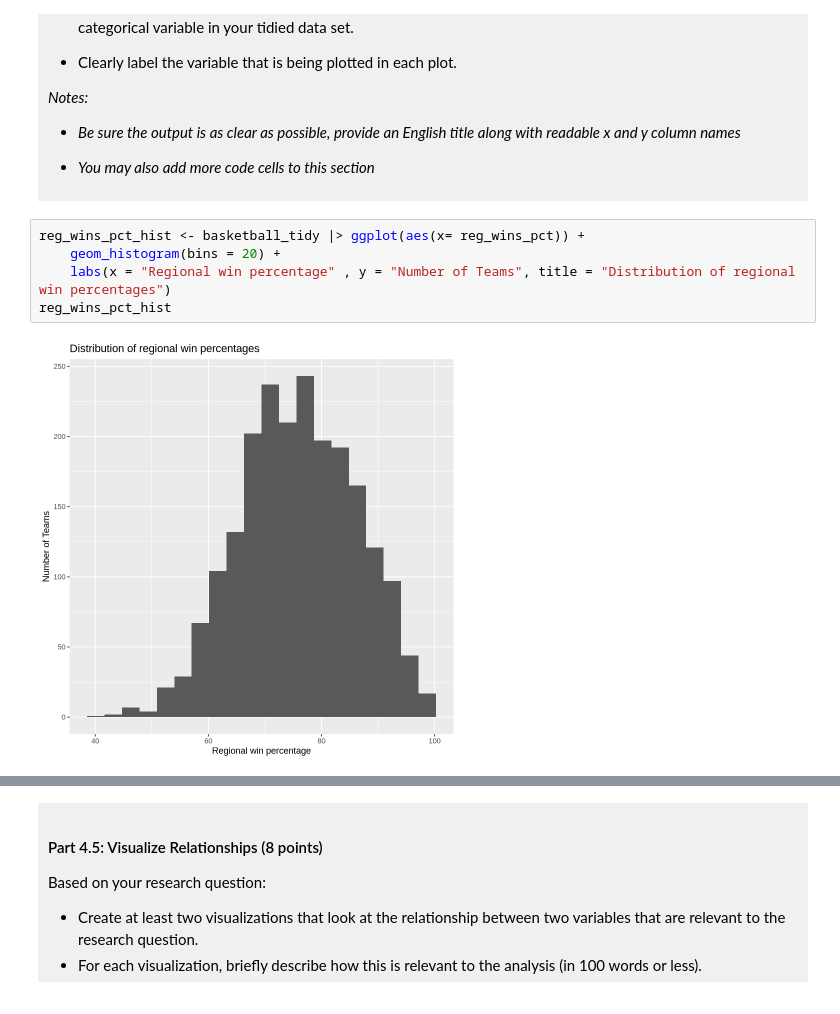
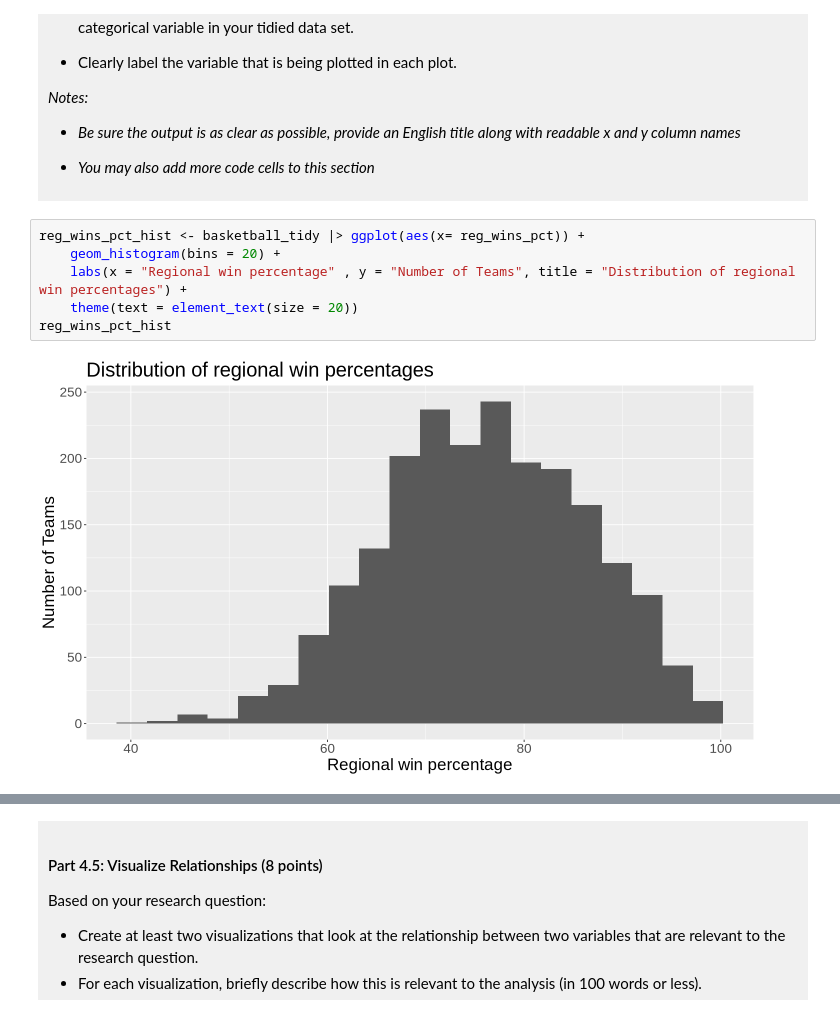
Before and after one commit to shayan631/dsci-100-project-shayan-miri, a Jupyter notebook: dsci-100-project-notebook.ipynb, the cells around one changed output, grey strips where cells are left out. Drawn from its saved outputs; the diff is of its cells as text.

```diff
--- a/dsci-100-project-notebook.ipynb
+++ b/dsci-100-project-notebook.ipynb
@@ -361,10 +361,11 @@ A tibble: 8 × 2
 # %%
 reg_wins_pct_hist <- basketball_tidy |> ggplot(aes(x= reg_wins_pct)) +
     geom_histogram(bins = 20) +
-    labs(x = "Regional win percentage" , y = "Number of Teams", title = "Distribution of regional win percentages")
+    labs(x = "Regional win percentage" , y = "Number of Teams", title = "Distribution of regional win percentages") +
+    theme(text = element_text(size = 20))
 reg_wins_pct_hist
 # %% [output]
-[figure, old version]
+[figure, new version]
 # %%
 finish_count <- basketball_tidy |> count(tourney_finish) |>
     mutate(proportion = n / sum(n), tourney_finish = fct_relevel(tourney_finish, "opening_round_loss",
```
Also changed, not shown: parts of 9 cells of this notebook.
